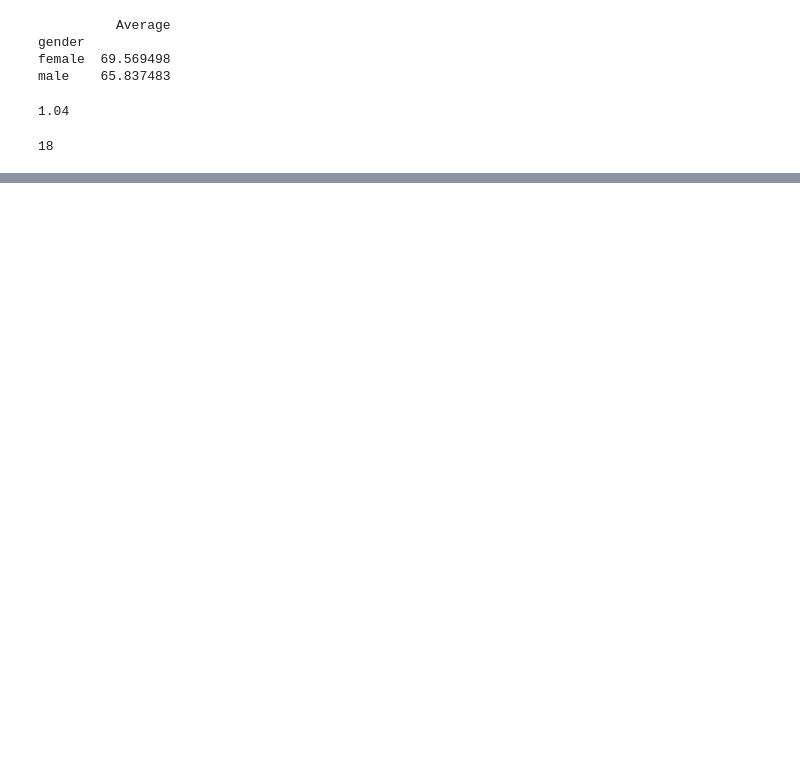
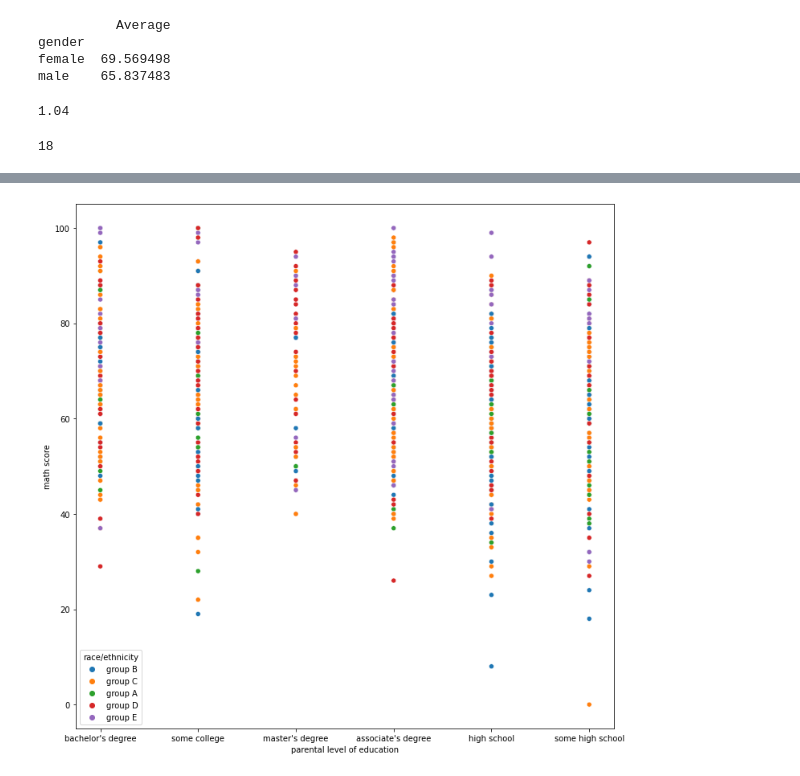
Before and after one commit to DevMehta-30/STC-ML, a Jupyter notebook: Notebook.ipynb, the cells around one changed output, grey strips where cells are left out. Saved outputs shown, nothing was run; the diff lists cells and outputs as text; code cells hidden in the pictures; blank space fills up the shorter version.

```diff
--- a/Notebook.ipynb
+++ b/Notebook.ipynb
@@ -120,11 +85,0 @@ sns.heatmap(df.corr(),cmap="YlGnBu")
-# %%
-import numpy as np
-import pandas as pd
-import seaborn as sns
-import matplotlib.pyplot as plt
-
-df= pd.read_csv("StudentsPerformance.csv")
-df['Total']= df['math score'] + df['reading score'] + df['writing score']
-df['Average']=df['Total']/3
-plt.figure(figsize=(12,12))
-sns.scatterplot(data=df, x="parental level of education", y="Average", hue="race/ethnicity")
@@ -133,0 +97,5 @@ sns.scatterplot(data=df, x="parental level of education", y="Average", hue="race
+# %%
+plt.figure(figsize=(12,12))
+sns.scatterplot(data=df, x="parental level of education", y="math score", hue="race/ethnicity");
+# %% [output]
+[figure, added]
```
Also changed, not shown: parts of 22 cells of this notebook.
